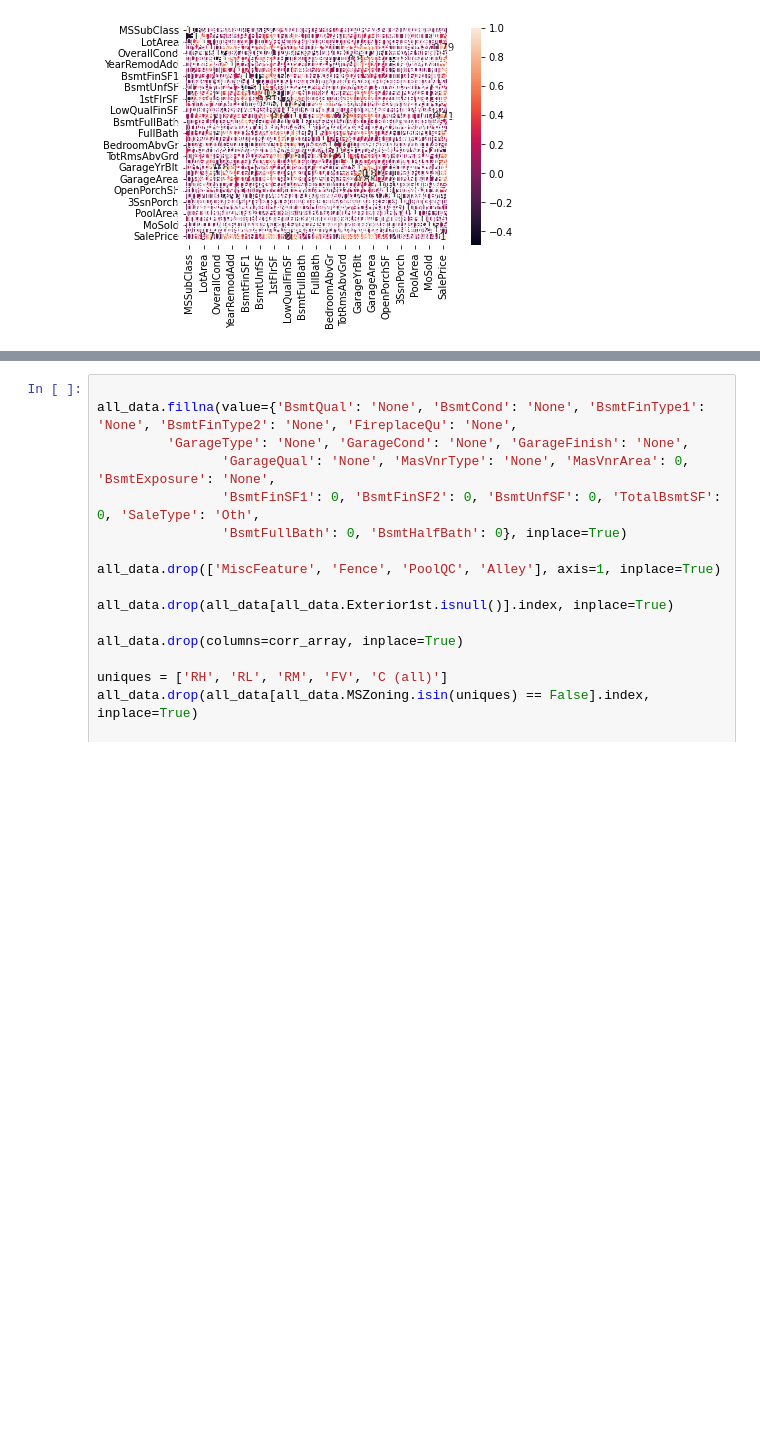
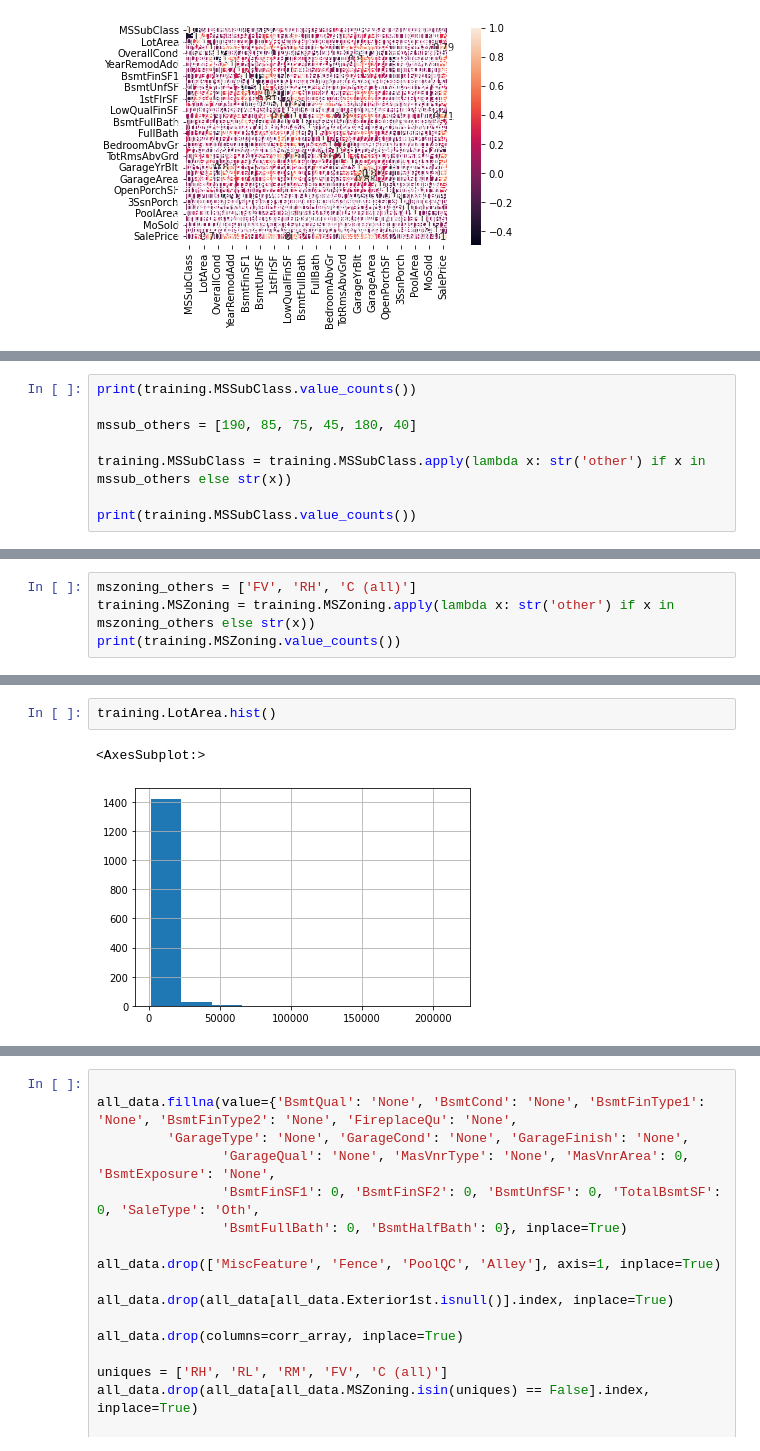
Before and after one commit to TheHamhams/Housing-Kaggle, a Jupyter notebook: Housing Notebook.ipynb, the cells around one changed output, grey strips where cells are left out. Saved outputs shown, nothing was run; the diff lists cells and outputs as text; blank space fills up the shorter version.

```diff
--- a/Housing Notebook.ipynb
+++ b/Housing Notebook.ipynb
@@ -88,0 +91,8 @@ print(training.MSZoning.unique())
+# %%
+print(training.MSSubClass.value_counts())
+
+mssub_others = [190, 85, 75, 45, 180, 40]
+
+training.MSSubClass = training.MSSubClass.apply(lambda x: str('other') if x in mssub_others else str(x))
+
+print(training.MSSubClass.value_counts())
@@ -88,0 +127,4 @@ print(training.MSZoning.unique())
+# %%
+mszoning_others = ['FV', 'RH', 'C (all)']
+training.MSZoning = training.MSZoning.apply(lambda x: str('other') if x in mszoning_others else str(x))
+print(training.MSZoning.value_counts())
@@ -107,0 +154,5 @@ Name: MSSubClass, dtype: int64
+# %%
+training.LotArea.hist()
+# %% [output]
+<AxesSubplot:>
+[figure, added]
```
Also changed, not shown: parts of 27 cells of this notebook, 1 other file.
